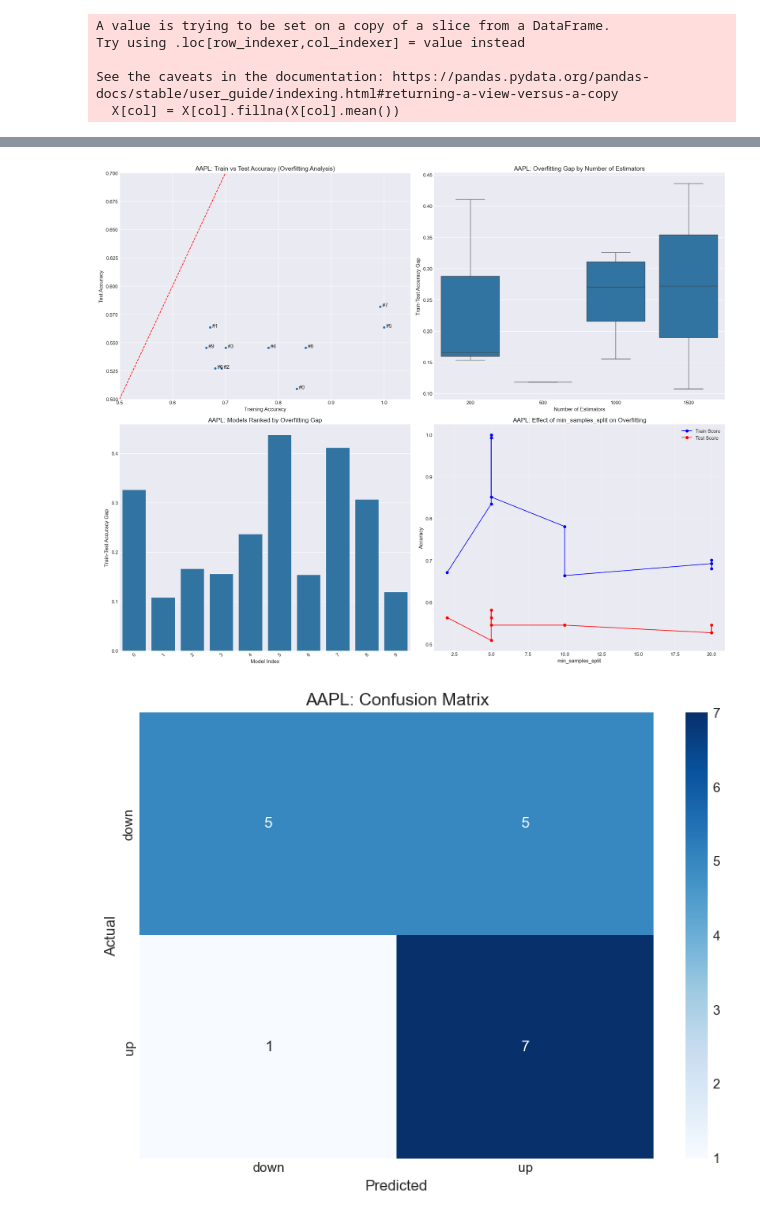
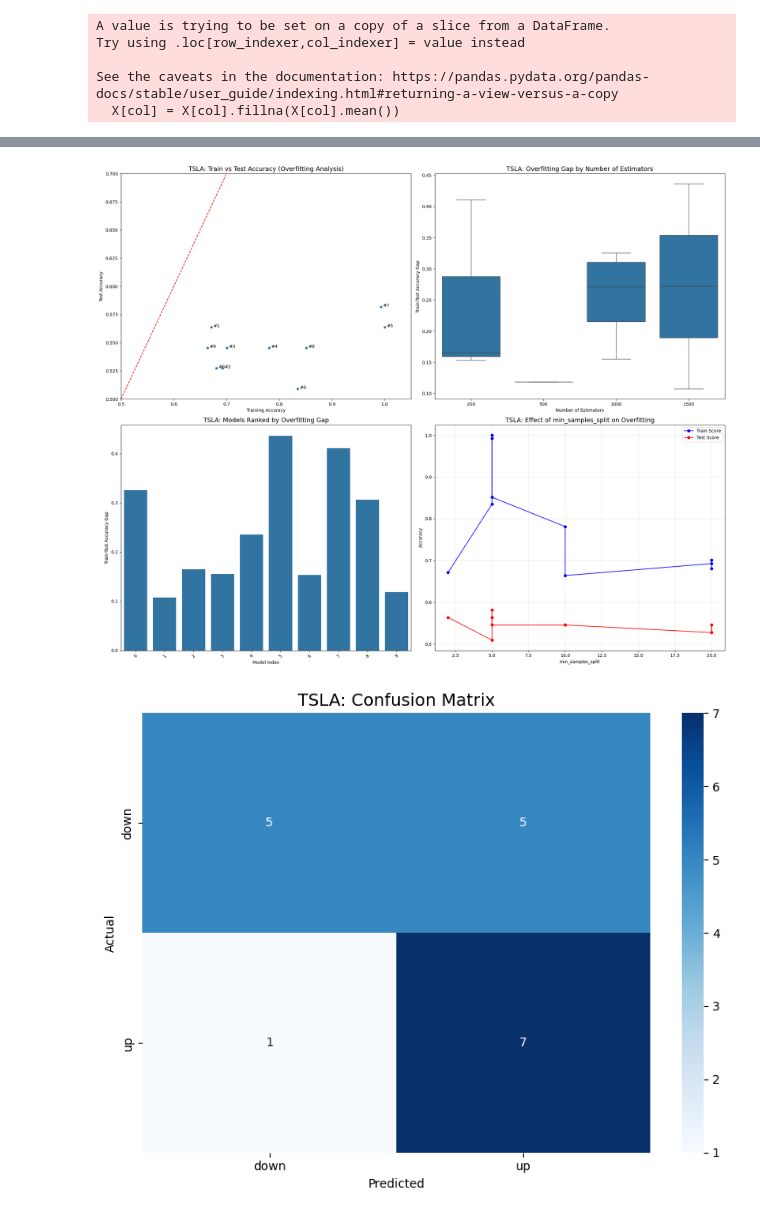
Before and after one commit to jonathanermias/RedditStocks_v2.0, a Jupyter notebook: app/randomforest_training.ipynb, the cells around one changed output, grey strips where cells are left out. Drawn from its saved outputs; the diff is of its cells as text; code cells hidden in the pictures.

Commit message:
Images
Tried to update images, but since each value was hard coded I got tired and stopped.

```diff
--- a/app/randomforest_training.ipynb
+++ b/app/randomforest_training.ipynb
@@ -199,7 +199,7 @@ import numpy as np
 import matplotlib.pyplot as plt
 import seaborn as sns
 
-# Recreate results dataframe from the AAPL output
+# Recreate results dataframe from the TSLA output
 # Using the first 10 rows for visualization
 results = pd.DataFrame({
     'n_estimators': [1000, 1500, 200, 1000, 1000, 1500, 200, 200, 1000, 500],
@@ -221,7 +221,7 @@ sns.scatterplot(data=results, x='mean_train_score', y='mean_test_score')
 plt.plot([0.5, 1.0], [0.5, 1.0], 'r--')  # Diagonal line where train=test
 plt.xlim(0.5, 1.05)
 plt.ylim(0.5, 0.7)
-plt.title('AAPL: Train vs Test Accuracy (Overfitting Analysis)', fontsize=14)
+plt.title('TSLA: Train vs Test Accuracy (Overfitting Analysis)', fontsize=14)
 plt.xlabel('Training Accuracy')
 plt.ylabel('Test Accuracy')
 for i, row in results.iterrows():
@@ -231,7 +231,7 @@ for i, row in results.iterrows():
 # 2. Gap vs n_estimators
 plt.subplot(2, 2, 2)
 sns.boxplot(data=results, x='n_estimators', y='gap')
-plt.title('AAPL: Overfitting Gap by Number of Estimators', fontsize=14)
+plt.title('TSLA: Overfitting Gap by Number of Estimators', fontsize=14)
 plt.xlabel('Number of Estimators')
 plt.ylabel('Train-Test Accuracy Gap')
 
@@ -239,7 +239,7 @@ plt.ylabel('Train-Test Accuracy Gap')
 plt.subplot(2, 2, 3)
 sorted_results = results.sort_values('gap', ascending=False)
 sns.barplot(data=sorted_results, x=sorted_results.index, y='gap')
-plt.title('AAPL: Models Ranked by Overfitting Gap', fontsize=14)
+plt.title('TSLA: Models Ranked by Overfitting Gap', fontsize=14)
 plt.xlabel('Model Index')
 plt.ylabel('Train-Test Accuracy Gap')
 plt.xticks(rotation=45)
@@ -249,14 +249,14 @@ plt.subplot(2, 2, 4)
 sorted_by_mss = results.sort_values('min_samples_split')
 plt.plot(sorted_by_mss['min_samples_split'], sorted_by_mss['mean_train_score'], 'bo-', label='Train Score')
 plt.plot(sorted_by_mss['min_samples_split'], sorted_by_mss['mean_test_score'], 'ro-', label='Test Score')
-plt.title('AAPL: Effect of min_samples_split on Overfitting', fontsize=14)
+plt.title('TSLA: Effect of min_samples_split on Overfitting', fontsize=14)
 plt.xlabel('min_samples_split')
 plt.ylabel('Accuracy')
 plt.legend()
 plt.grid(True, alpha=0.3)
 
 plt.tight_layout()
-plt.savefig('../data/images/aapl_random_forest_overfitting_analysis.png')
+plt.savefig('../data/images/TSLA_random_forest_overfitting_analysis.png')
 plt.show()
 
 # Visualizing the confusion matrix from the provided data
@@ -266,11 +266,11 @@ cm = np.array([[5, 5],
 sns.heatmap(cm, annot=True, fmt='d', cmap='Blues',
             xticklabels=['down', 'up'],
             yticklabels=['down', 'up'])
-plt.title('AAPL: Confusion Matrix', fontsize=14)
+plt.title('TSLA: Confusion Matrix', fontsize=14)
 plt.xlabel('Predicted')
 plt.ylabel('Actual')
 plt.tight_layout()
-plt.savefig('../data/images/aapl_confusion_matrix.png')
+plt.savefig('../data/images/TSLA_confusion_matrix.png')
 plt.show()
 
 # Feature importance visualization using the provided data
@@ -289,11 +289,11 @@ plt.figure(figsize=(12, 8))
 features_df = pd.DataFrame({'Feature': feature_names, 'Importance': importances})
 features_df = features_df.sort_values('Importance', ascending=False)
 sns.barplot(data=features_df, x='Importance', y='Feature')
-plt.title('AAPL: Feature Importance for Random Forest Model', fontsize=14)
+plt.title('TSLA: Feature Importance for Random Forest Model', fontsize=14)
 plt.xlabel('Importance Score')
 plt.ylabel('Feature')
 plt.tight_layout()
-plt.savefig('../data/images/aapl_feature_importance.png')
+plt.savefig('../data/images/TSLA_feature_importance.png')
 plt.show()
 
 # Classification metrics visualization
@@ -307,13 +307,13 @@ metrics = {
 plt.figure(figsize=(10, 6))
 plt.bar(metrics.keys(), metrics.values(), color=['blue', 'green', 'red', 'purple'])
 plt.axhline(y=0.5, linestyle='--', color='gray', alpha=0.7)  # Baseline for binary classification
-plt.title('AAPL: Classification Performance Metrics', fontsize=14)
+plt.title('TSLA: Classification Performance Metrics', fontsize=14)
 plt.ylabel('Score')
 plt.ylim(0, 1)
 for i, v in enumerate(metrics.values()):
     plt.text(i, v + 0.02, f"{v:.4f}", ha='center')
 plt.tight_layout()
-plt.savefig('../data/images/aapl_classification_metrics.png')
+plt.savefig('../data/images/TSLA_classification_metrics.png')
 plt.show()
 
 # Cross-validation score visualization
@@ -325,7 +325,7 @@ labels = ['Lower Bound', 'Mean CV Score', 'Upper Bound']
 plt.figure(figsize=(10, 6))
 bars = plt.bar(labels, cv_scores, color=['lightblue', 'blue', 'lightblue'])
 plt.axhline(y=0.5, linestyle='--', color='gray', alpha=0.7)  # Baseline
-plt.title('AAPL: Cross-Validation Accuracy', fontsize=14)
+plt.title('TSLA: Cross-Validation Accuracy', fontsize=14)
 plt.ylabel('Accuracy')
 plt.ylim(0, 1)
 # Add text labels on bars
@@ -334,7 +334,7 @@ for bar in bars:
     plt.text(bar.get_x() + bar.get_width()/2., height + 0.01,
              f'{height:.4f}', ha='center', va='bottom')
 plt.tight_layout()
-plt.savefig('../data/images/aapl_cross_validation.png')
+plt.savefig('../data/images/TSLA_cross_validation.png')
 plt.show()
 
 # Comparing the performance of best model against class distribution
@@ -346,36 +346,36 @@ plt.figure(figsize=(10, 6))
 x = np.arange(2)
 width = 0.25
 plt.bar(x - width, class_distribution/sum(class_distribution), width, label='Class Distribution')
 plt.bar(x, predictions/sum(predictions), width, label='Model Predictions')
 plt.bar(x + width, actuals/sum(actuals), width, label='Actual Distribution')
 plt.xticks(x, ['Down', 'Up'])
-plt.title('AAPL: Class Distribution vs Model Predictions', fontsize=14)
+plt.title('TSLA: Class Distribution vs Model Predictions', fontsize=14)
 plt.ylabel('Proportion')
 plt.legend()
 plt.tight_layout()
-plt.savefig('../data/images/aapl_class_distribution.png')
+plt.savefig('../data/images/TSLA_class_distribution.png')
 plt.show()
 
 # Best hyperparameters visualization
 best_params = {
     'n_estimators': 500,
     'min_samples_split': 5,
     'min_samples_leaf': 2,
     'max_features': 1.0,
     'max_depth': 5,
     'ccp_alpha': 0.005
 }
 
 plt.figure(figsize=(12, 8))
 plt.bar(best_params.keys(), best_params.values(), color='skyblue')
-plt.title('AAPL: Best Hyperparameters', fontsize=14)
+plt.title('TSLA: Best Hyperparameters', fontsize=14)
 plt.xticks(rotation=45)
 plt.ylabel('Value')
 for i, (k, v) in enumerate(best_params.items()):
     plt.text(i, v + 0.5, str(v), ha='center')
 plt.tight_layout()
-plt.savefig('../data/images/aapl_best_hyperparameters.png')
+plt.savefig('../data/images/TSLA_best_hyperparameters.png')
 plt.show()
 # %% [output]
-[figure, old version]
+[figure, new version]
-[figure, old version]
+[figure, new version]
```
Also changed, not shown: parts of 5 cells of this notebook, 11 other files.
